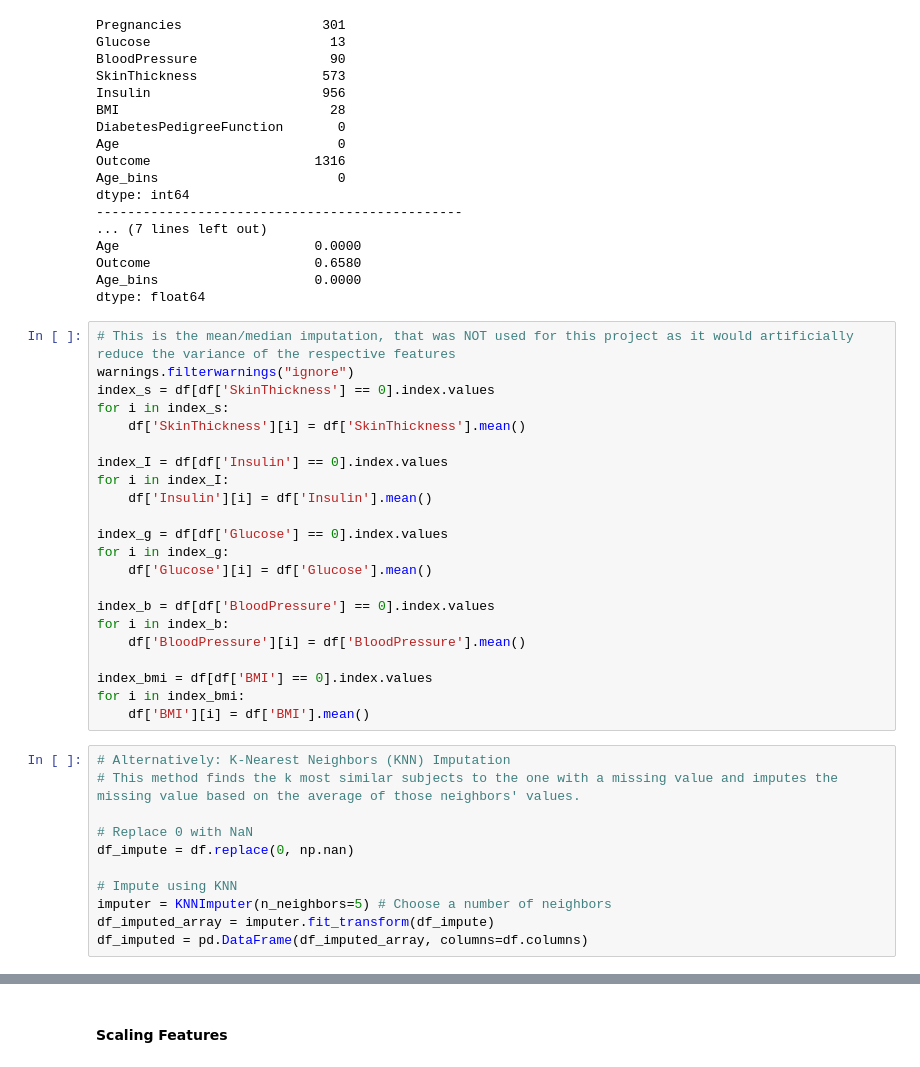
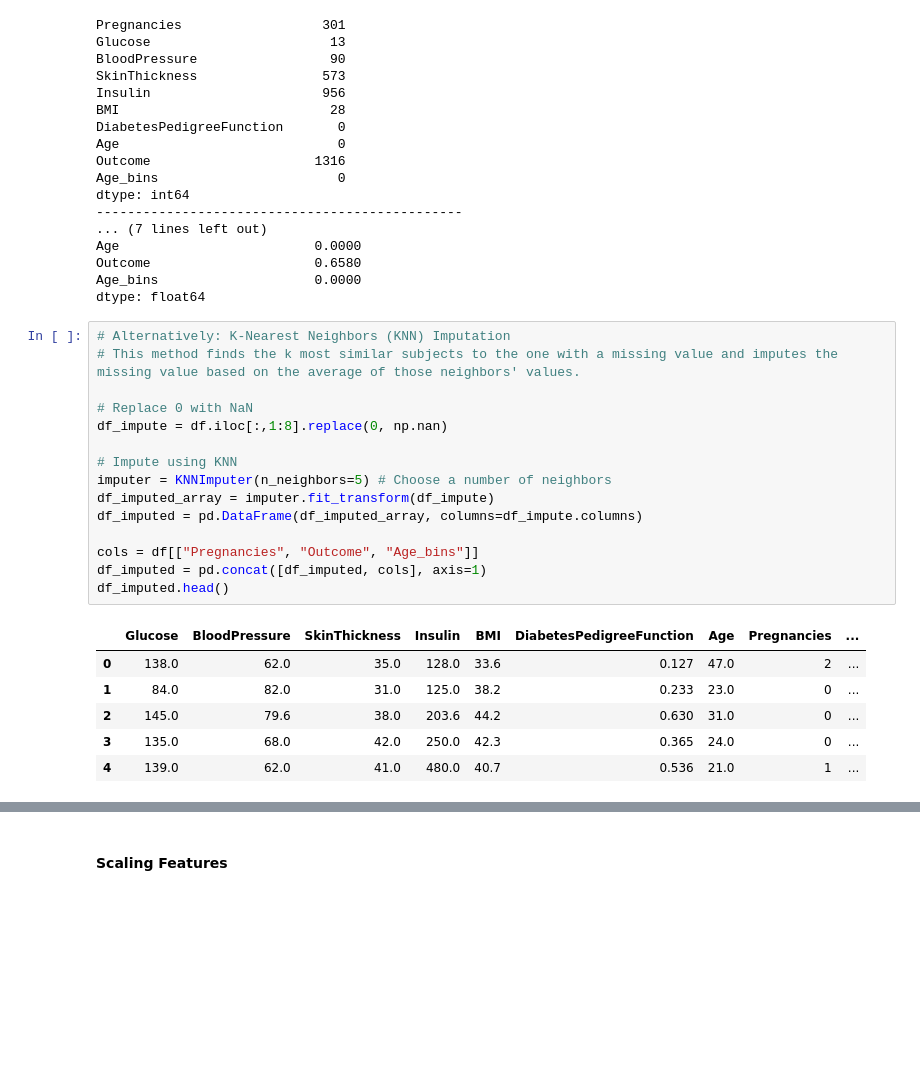
Before and after one commit to VivianaVedder/Machine_Learning, a Jupyter notebook: SupportVectorMachines.ipynb, the cells around one changed output, grey strips where cells are left out. Drawn from its saved outputs; the diff is of its cells as text; blank space fills up the shorter version.

```diff
--- a/SupportVectorMachines.ipynb
+++ b/SupportVectorMachines.ipynb
@@ -332,39 +332,28 @@ Age                         0.0000
 Outcome                     0.6580
 Age_bins                    0.0000
 dtype: float64
-# %%
-# This is the mean/median imputation, that was NOT used for this project as it would artificially reduce the variance of the respective features
-warnings.filterwarnings("ignore")
-index_s = df[df['SkinThickness'] == 0].index.values
-for i in index_s:
-    df['SkinThickness'][i] = df['SkinThickness'].mean()
-
-index_I = df[df['Insulin'] == 0].index.values
-for i in index_I:
-    df['Insulin'][i] = df['Insulin'].mean()
-
-index_g = df[df['Glucose'] == 0].index.values
-for i in index_g:
-    df['Glucose'][i] = df['Glucose'].mean()
-
-index_b = df[df['BloodPressure'] == 0].index.values
-for i in index_b:
-    df['BloodPressure'][i] = df['BloodPressure'].mean()
-
-index_bmi = df[df['BMI'] == 0].index.values
-for i in index_bmi:
-    df['BMI'][i] = df['BMI'].mean()
 # %%
 # Alternatively: K-Nearest Neighbors (KNN) Imputation
 # This method finds the k most similar subjects to the one with a missing value and imputes the missing value based on the average of those neighbors' values.
 
 # Replace 0 with NaN
-df_impute = df.replace(0, np.nan)
+df_impute = df.iloc[:,1:8].replace(0, np.nan)
 
 # Impute using KNN
 imputer = KNNImputer(n_neighbors=5) # Choose a number of neighbors
 df_imputed_array = imputer.fit_transform(df_impute)
-df_imputed = pd.DataFrame(df_imputed_array, columns=df.columns)
+df_imputed = pd.DataFrame(df_imputed_array, columns=df_impute.columns)
+
+cols = df[["Pregnancies", "Outcome", "Age_bins"]]
+df_imputed = pd.concat([df_imputed, cols], axis=1)
+df_imputed.head()
+# %% [output]
+|  | Glucose | BloodPressure | SkinThickness | Insulin | BMI | DiabetesPedigreeFunction | Age | Pregnancies | ... |
+| 0 | 138.0 | 62.0 | 35.0 | 128.0 | 33.6 | 0.127 | 47.0 | 2 | ... |
+| 1 | 84.0 | 82.0 | 31.0 | 125.0 | 38.2 | 0.233 | 23.0 | 0 | ... |
+| 2 | 145.0 | 79.6 | 38.0 | 203.6 | 44.2 | 0.630 | 31.0 | 0 | ... |
+| 3 | 135.0 | 68.0 | 42.0 | 250.0 | 42.3 | 0.365 | 24.0 | 0 | ... |
+| 4 | 139.0 | 62.0 | 41.0 | 480.0 | 40.7 | 0.536 | 21.0 | 1 | ... |
 # %%
 plt.figure(figsize=(20,10))
 sns.boxplot(data = df_imputed, orient='v', palette='rainbow')
```
Also changed, not shown: parts of 10 cells of this notebook.
